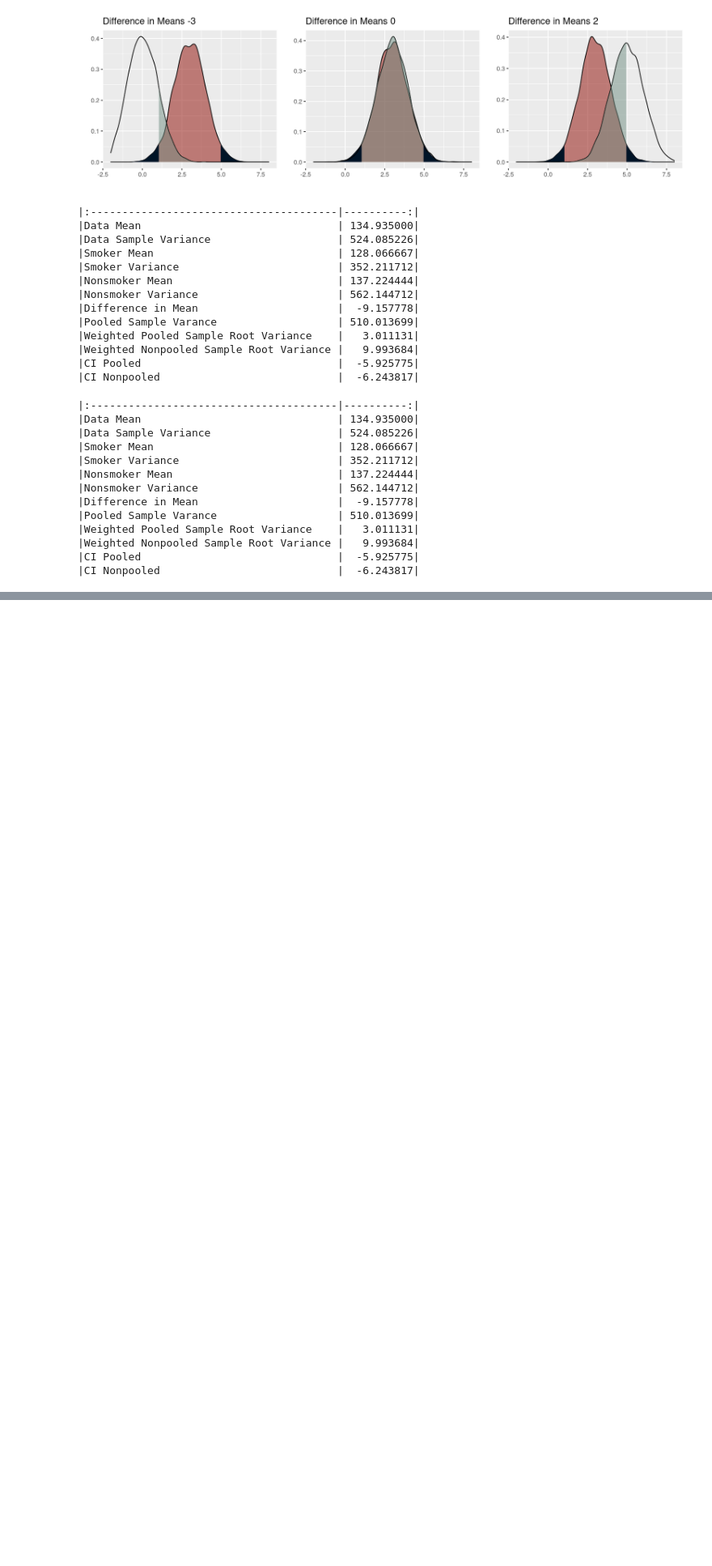
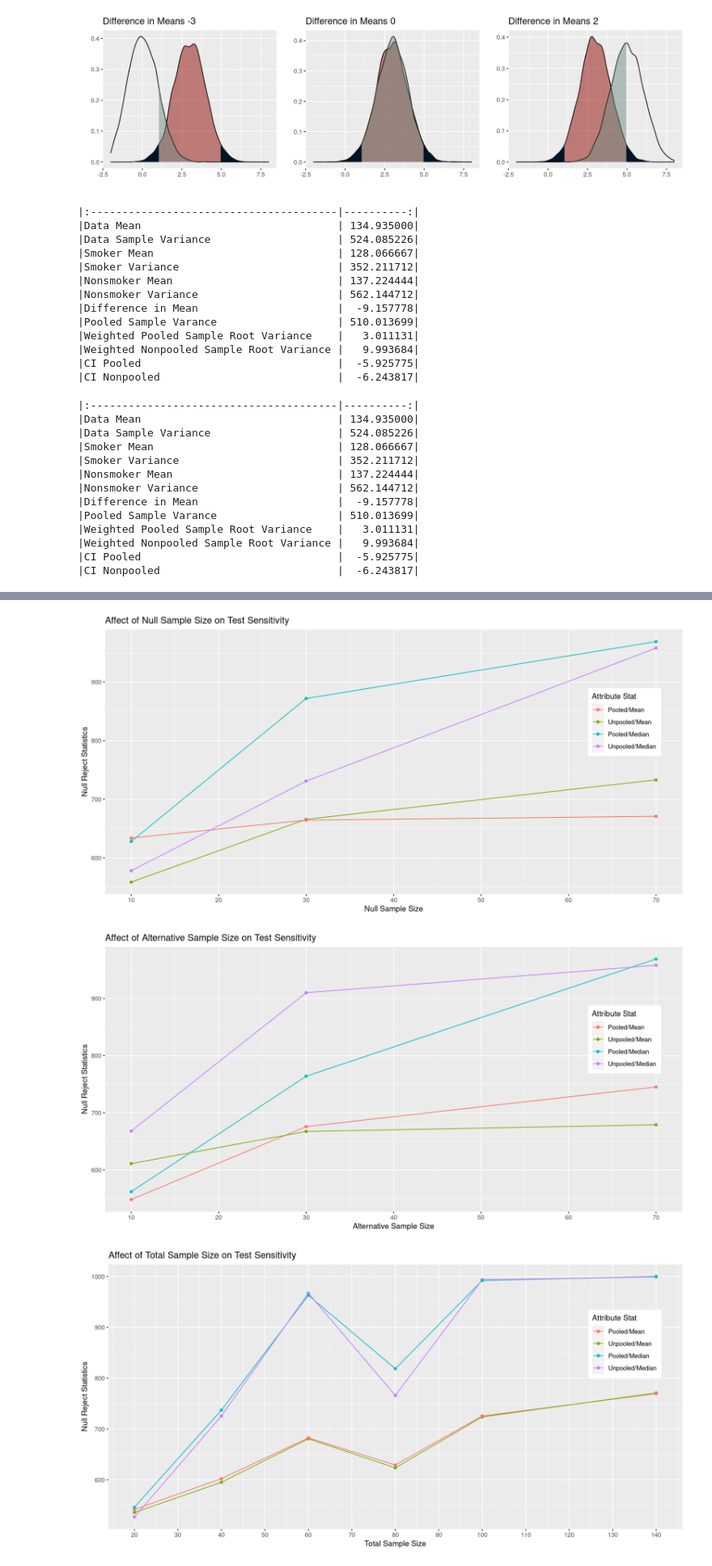
Before and after one commit to hkopanski/502_final_project, a Jupyter notebook: 502_Project.ipynb, the cells around one changed output, grey strips where cells are left out. Shown at 81% size. Saved outputs shown, nothing was run; the diff lists cells and outputs as text; code cells hidden in the pictures; blank space fills up the shorter version.

```diff
--- a/502_Project.ipynb
+++ b/502_Project.ipynb
@@ -1237,0 +1346,44 @@ d %>% knitr::kable()
+# %%
+av_med_stats_by_nulln %>% gather(key = "stat", value = "calc", avg_up:med_po) %>%
+                          ggplot() + geom_line(aes(x = n1, y = calc, color = stat)) +
+                                     geom_point(aes(x = n1, y = calc, color = stat)) +
+                                     xlab("Null Sample Size") +
+                                     ylab("Null Reject Statistics") +
+                                     ggtitle("Affect of Null Sample Size on Test Sensitivity") +
+                                     scale_x_continuous(breaks = seq(10, 80, 10)) +
+                                     theme(legend.position = c(0.9, 0.65)) +
+                                     scale_color_discrete(name = "Attribute Stat",
+                                                         labels = c("Pooled/Mean",
+                                                                    "Unpooled/Mean",
+                                                                    "Pooled/Median",
+                                                                    "Unpooled/Median"))
+
+av_med_stats_by_altn %>% gather(key = "stat", value = "calc", avg_up:med_po) %>%
+                          ggplot() + geom_line(aes(x = n2, y = calc, color = stat)) +
+                                     geom_point(aes(x = n2, y = calc, color = stat)) +
+                                     xlab("Alternative Sample Size") +
+                                     ylab("Null Reject Statistics") +
+                                     ggtitle("Affect of Alternative Sample Size on Test Sensitivity") +
+                                     scale_x_continuous(breaks = seq(10, 80, 10)) +
+                                     theme(legend.position = c(0.9, 0.65)) +
+                                     scale_color_discrete(name = "Attribute Stat",
+                                                         labels = c("Pooled/Mean",
+                                                                    "Unpooled/Mean",
+                                                                    "Pooled/Median",
+                                                                    "Unpooled/Median"))
+
+av_med_stats_by_comn %>% gather(key = "stat", value = "calc", avg_up:med_po) %>%
+                          ggplot() + geom_line(aes(x = comn, y = calc, color = stat)) +
+                                     geom_point(aes(x = comn, y = calc, color = stat)) + xlab("Total Sample Size") +
+                                     ylab("Null Reject Statistics") + ggtitle("Affect of Total Sample Size on Test Sensitivity") +
+                                     scale_x_continuous(breaks = seq(10, 150, 10)) +
+                                     theme(legend.position = c(0.9, 0.7)) +
+                                     scale_color_discrete(name = "Attribute Stat",
+                                                         labels = c("Pooled/Mean",
+                                                                    "Unpooled/Mean",
+                                                                    "Pooled/Median",
+                                                                    "Unpooled/Median"))
+# %% [output]
+[figure, added]
+[figure, added]
+[figure, added]
```
Also changed, not shown: parts of 7 cells of this notebook, 3 other files.
